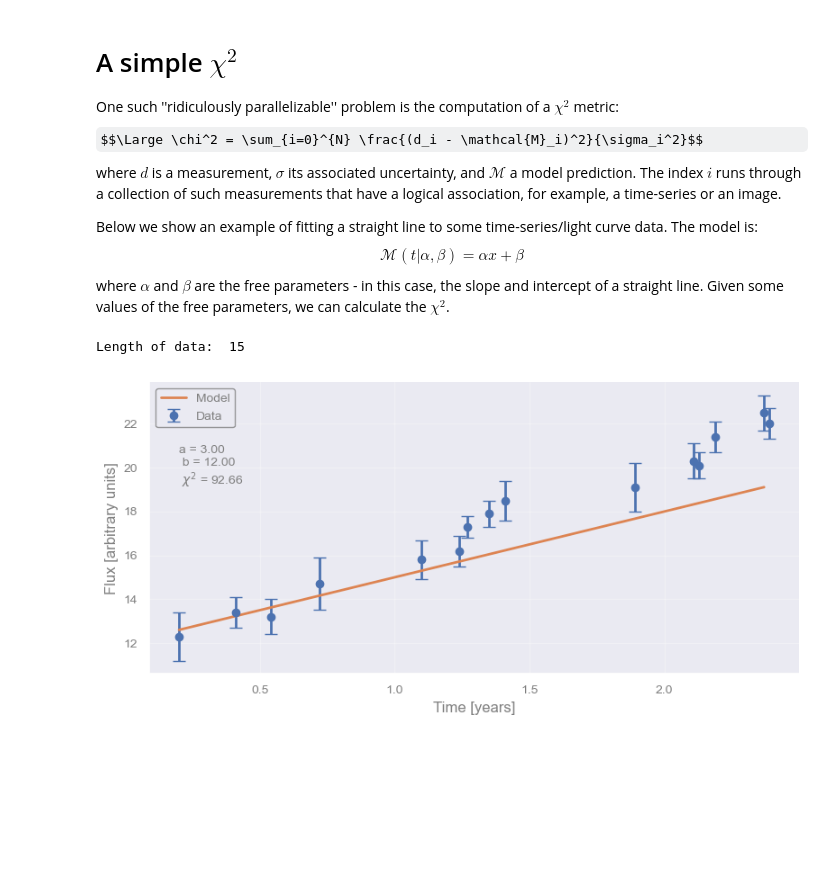
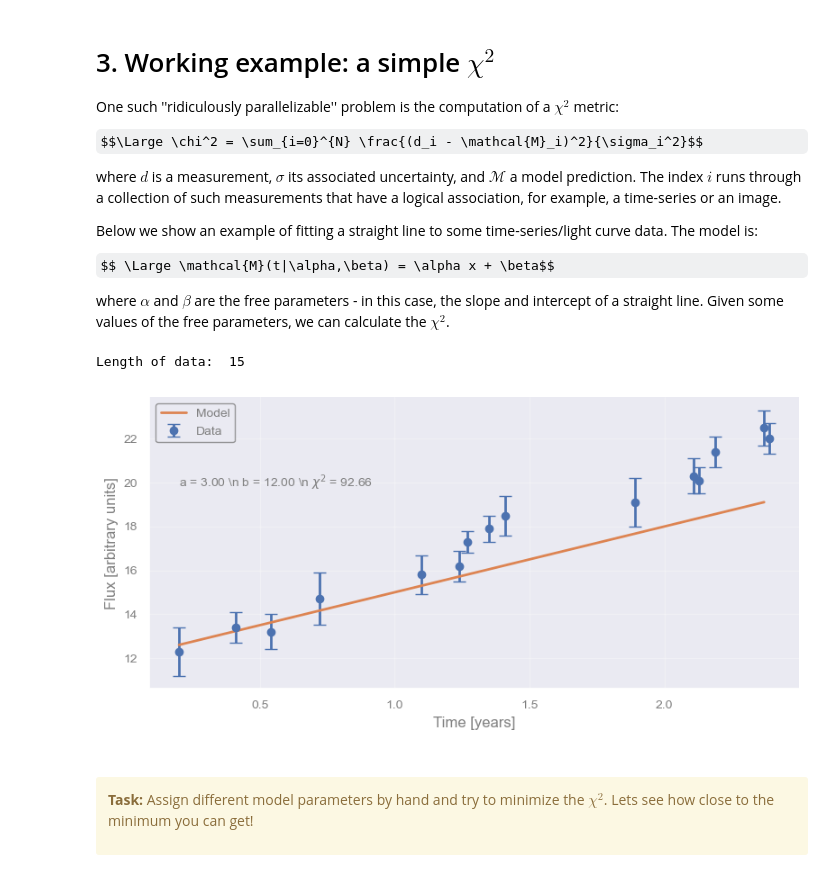
Before and after one commit to Astrostat-Sharjah/2025_winter_school, a Jupyter notebook: 13_GPU_parallelization/GPU_parallelization_answerkey.ipynb, the cells around one changed output. Saved outputs shown, nothing was run; the diff lists cells and outputs as text; code cells hidden in the pictures; some formulas as TeX source; blank space fills up the shorter version.

```diff
--- a/13_GPU_parallelization/GPU_parallelization_answerkey.ipynb
+++ b/13_GPU_parallelization/GPU_parallelization_answerkey.ipynb
@@ -70,11 +120,16 @@ The last point raises an important question related to GPUs: *memory management*
 # %% [markdown]
-# A simple $\chi^2$
+# 3. Working example: a simple $\chi^2$
 
-One such ''ridiculously parallelizable'' problem is the computation of a $\chi^2$ metric: $$\Large \chi^2 = \sum_{i=0}^{N} \frac{(d_i - \mathcal{M}_i)^2}{\sigma_i^2}$$
+One such ''ridiculously parallelizable'' problem is the computation of a $\chi^2$ metric:
+
+$$\Large \chi^2 = \sum_{i=0}^{N} \frac{(d_i - \mathcal{M}_i)^2}{\sigma_i^2}$$
+
 where $d$ is a measurement, $\sigma$ its associated uncertainty, and $\mathcal{M}$ a model prediction. The index $i$ runs through a collection of such measurements that have a logical association, for example, a time-series or an image.
 
 Below we show an example of fitting a straight line to some time-series/light curve data. The model is:
-$$ \mathcal{M}(t|\alpha,\beta) = \alpha x + \beta$$
+
+$$ \Large \mathcal{M}(t|\alpha,\beta) = \alpha x + \beta$$
+
 where $\alpha$ and $\beta$ are the free parameters - in this case, the slope and intercept of a straight line. Given some values of the free parameters, we can calculate the $\chi^2$.
 # %%
 import numpy as np
@@ -124,33 +179,39 @@ model = [ my_model(x,a,b) for x in t ]
 
 
 ### Third, we compare the model to the data by calculating the corresponding chi^2
 def chi2_cpu(d,e,m,N_data):
     chi2 = 0.0
     for i in range(0,N_data):
         chi2_term = (d[i]-m[i])/e[i]
         chi2 = chi2 + np.power(chi2_term,2)
     return chi2
 
 chi2 = chi2_cpu(f,e,model,N_data)
 
 
 
 ### Finally, let's plot the data, our model, and its chi^2 value
 data_plot = plt.errorbar(t, f, yerr=e, fmt='o', capsize=5, label="Data")
 
 tt = np.linspace(t[0],t[-1],50) # some t values on which to calculate the model, just for plotting purposes
 model = [my_model(t,a,b) for t in tt]
 model_plot = plt.plot(tt,model,label="Model")
 
 # Cosmetics (labels, legend, etc)
-my_text = "a = %.2f \n b = %.2f \n $\chi^2$ = %.2f" % (a,b,chi2)
+my_text = r"a = %.2f \n b = %.2f \n $\chi^2$ = %.2f" % (a,b,chi2)
 plt.text(0.2,20, my_text, horizontalalignment='left', verticalalignment='center')
 plt.legend()
 plt.xlabel('Time [years]')
 plt.ylabel('Flux [arbitrary units]')
 
 plt.show()
 # %% [output]
 Length of data:  15
-[figure, old version]
+[figure, new version]
+# %% [markdown]
+
+<div class="alert alert-block alert-warning" style="margin-top: 20px">
+
+**Task:**  Assign different model parameters by hand and try to minimize the $\chi^2$. Lets see how close to the minimum you can get!
+</div>
 # %% [markdown]
```
Also changed, not shown: parts of 24 cells of this notebook, 9 other files.
